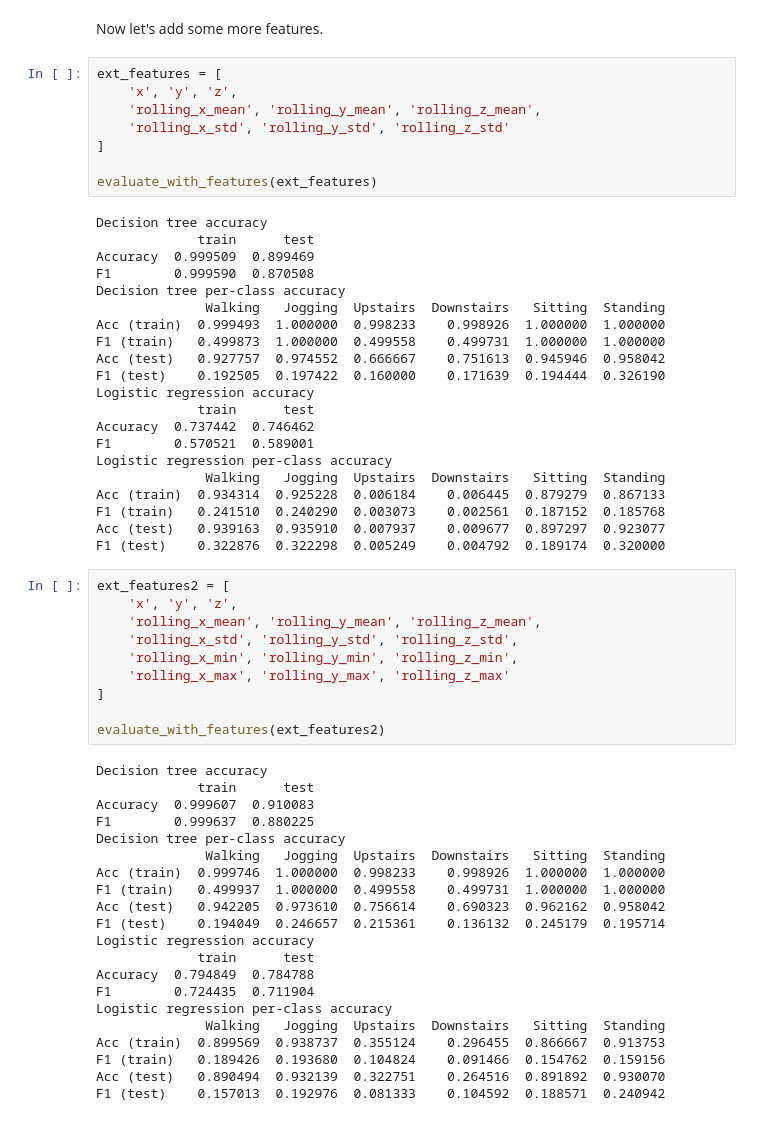
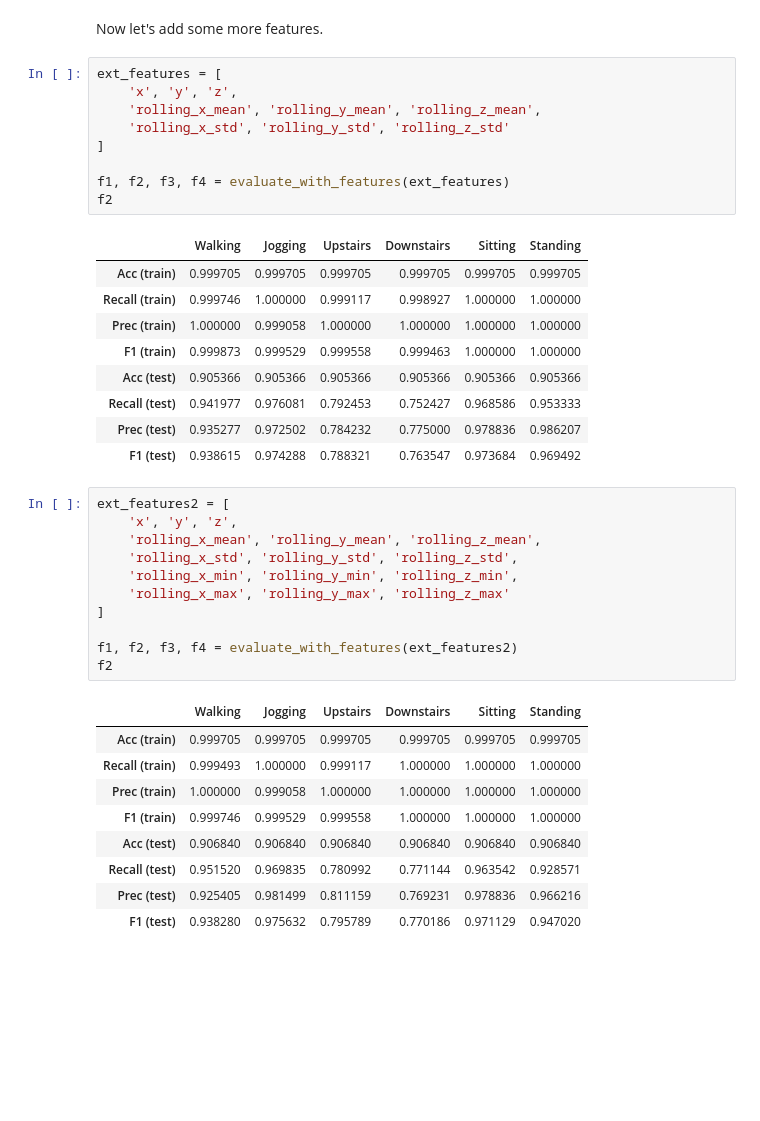
Before and after one commit to smrutich/ActivityRecognitionTimeSeries, a Jupyter notebook: Data Exploration.ipynb, the cells around one changed output. Cells and saved outputs as stored; diff of their text form; blank space fills up the shorter version.

```diff
--- a/Data Exploration.ipynb
+++ b/Data Exploration.ipynb
@@ -768,32 +802,22 @@ Now let's add some more features.
 # %%
 ext_features = [
     'x', 'y', 'z',
     'rolling_x_mean', 'rolling_y_mean', 'rolling_z_mean',
     'rolling_x_std', 'rolling_y_std', 'rolling_z_std'
 ]
 
-evaluate_with_features(ext_features)
+f1, f2, f3, f4 = evaluate_with_features(ext_features)
+f2
 # %% [output]
-Decision tree accuracy
-             train      test
-Accuracy  0.999509  0.899469
-F1        0.999590  0.870508
-Decision tree per-class accuracy
-              Walking   Jogging  Upstairs  Downstairs   Sitting  Standing
-Acc (train)  0.999493  1.000000  0.998233    0.998926  1.000000  1.000000
-F1 (train)   0.499873  1.000000  0.499558    0.499731  1.000000  1.000000
-Acc (test)   0.927757  0.974552  0.666667    0.751613  0.945946  0.958042
-F1 (test)    0.192505  0.197422  0.160000    0.171639  0.194444  0.326190
-Logistic regression accuracy
-             train      test
-Accuracy  0.737442  0.746462
-F1        0.570521  0.589001
-Logistic regression per-class accuracy
-              Walking   Jogging  Upstairs  Downstairs   Sitting  Standing
-Acc (train)  0.934314  0.925228  0.006184    0.006445  0.879279  0.867133
-F1 (train)   0.241510  0.240290  0.003073    0.002561  0.187152  0.185768
-Acc (test)   0.939163  0.935910  0.007937    0.009677  0.897297  0.923077
-F1 (test)    0.322876  0.322298  0.005249    0.004792  0.189174  0.320000
+|  | Walking | Jogging | Upstairs | Downstairs | Sitting | Standing |
+| Acc (train) | 0.999705 | 0.999705 | 0.999705 | 0.999705 | 0.999705 | 0.999705 |
+| Recall (train) | 0.999746 | 1.000000 | 0.999117 | 0.998927 | 1.000000 | 1.000000 |
+| Prec (train) | 1.000000 | 0.999058 | 1.000000 | 1.000000 | 1.000000 | 1.000000 |
+| F1 (train) | 0.999873 | 0.999529 | 0.999558 | 0.999463 | 1.000000 | 1.000000 |
+| Acc (test) | 0.905366 | 0.905366 | 0.905366 | 0.905366 | 0.905366 | 0.905366 |
+| Recall (test) | 0.941977 | 0.976081 | 0.792453 | 0.752427 | 0.968586 | 0.953333 |
+| Prec (test) | 0.935277 | 0.972502 | 0.784232 | 0.775000 | 0.978836 | 0.986207 |
+| F1 (test) | 0.938615 | 0.974288 | 0.788321 | 0.763547 | 0.973684 | 0.969492 |
 # %%
 ext_features2 = [
     'x', 'y', 'z',
@@ -803,28 +827,18 @@ ext_features2 = [
     'rolling_x_max', 'rolling_y_max', 'rolling_z_max'
 ]
 
-evaluate_with_features(ext_features2)
+f1, f2, f3, f4 = evaluate_with_features(ext_features2)
+f2
 # %% [output]
-Decision tree accuracy
-             train      test
-Accuracy  0.999607  0.910083
-F1        0.999637  0.880225
-Decision tree per-class accuracy
-              Walking   Jogging  Upstairs  Downstairs   Sitting  Standing
-Acc (train)  0.999746  1.000000  0.998233    0.998926  1.000000  1.000000
-F1 (train)   0.499937  1.000000  0.499558    0.499731  1.000000  1.000000
-Acc (test)   0.942205  0.973610  0.756614    0.690323  0.962162  0.958042
-F1 (test)    0.194049  0.246657  0.215361    0.136132  0.245179  0.195714
-Logistic regression accuracy
-             train      test
-Accuracy  0.794849  0.784788
-F1        0.724435  0.711904
-Logistic regression per-class accuracy
-              Walking   Jogging  Upstairs  Downstairs   Sitting  Standing
-Acc (train)  0.899569  0.938737  0.355124    0.296455  0.866667  0.913753
-F1 (train)   0.189426  0.193680  0.104824    0.091466  0.154762  0.159156
-Acc (test)   0.890494  0.932139  0.322751    0.264516  0.891892  0.930070
-F1 (test)    0.157013  0.192976  0.081333    0.104592  0.188571  0.240942
+|  | Walking | Jogging | Upstairs | Downstairs | Sitting | Standing |
+| Acc (train) | 0.999705 | 0.999705 | 0.999705 | 0.999705 | 0.999705 | 0.999705 |
+| Recall (train) | 0.999493 | 1.000000 | 0.999117 | 1.000000 | 1.000000 | 1.000000 |
+| Prec (train) | 1.000000 | 0.999058 | 1.000000 | 1.000000 | 1.000000 | 1.000000 |
+| F1 (train) | 0.999746 | 0.999529 | 0.999558 | 1.000000 | 1.000000 | 1.000000 |
+| Acc (test) | 0.906840 | 0.906840 | 0.906840 | 0.906840 | 0.906840 | 0.906840 |
+| Recall (test) | 0.951520 | 0.969835 | 0.780992 | 0.771144 | 0.963542 | 0.928571 |
+| Prec (test) | 0.925405 | 0.981499 | 0.811159 | 0.769231 | 0.978836 | 0.966216 |
+| F1 (test) | 0.938280 | 0.975632 | 0.795789 | 0.770186 | 0.971129 | 0.947020 |
 # %%
 
 ext_features3 = [
```
Also changed, not shown: parts of 15 cells of this notebook.
